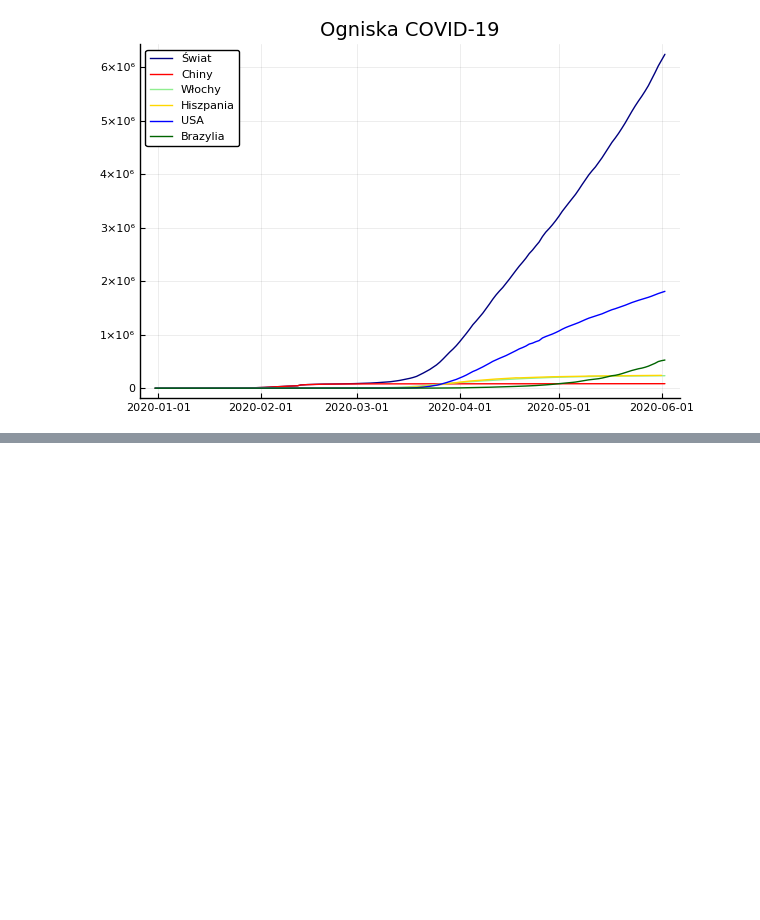
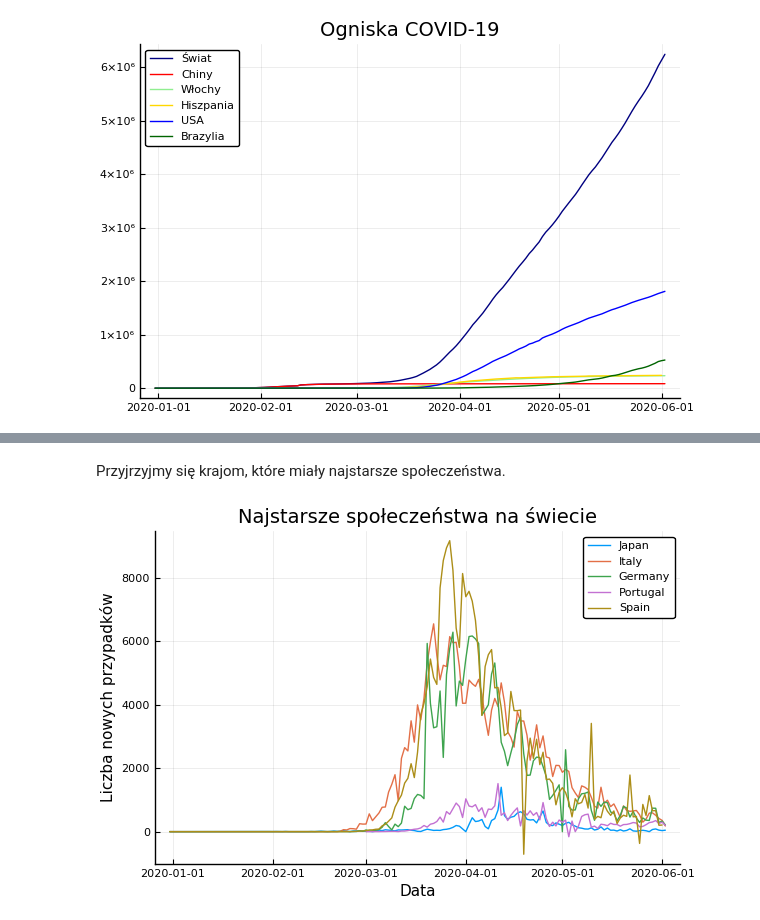
Before and after one commit to wstryc/Wizualizacja-COVID-19, a Jupyter notebook: projekt.ipynb, the cells around one changed output, grey strips where cells are left out. Cells and saved outputs as stored; diff of their text form; code cells hidden in the pictures; blank space fills up the shorter version.

```diff
--- a/projekt.ipynb
+++ b/projekt.ipynb
@@ -161,0 +216,12 @@ plot(p1,p2, p3, p4, layout=4, size=size=(950,570), tight_layout=true, margin=20p
+# %% [markdown]
+Przyjrzyjmy się krajom, które miały najstarsze społeczeństwa.
+# %%
+p = plot(title = "Najstarsze społeczeństwa na świecie", xlabel = "Data", ylabel = "Liczba nowych przypadków")
+for country in ["Japan", "Italy", "Germany", "Portugal", "Spain"]
+    df = covid[covid[:location] .== country, :]
+    plot!(df[:date], df[:new_cases], label=country)
+end
+
+p
+# %% [output]
+[figure, added]
```
Also changed, not shown: parts of 31 cells of this notebook.
